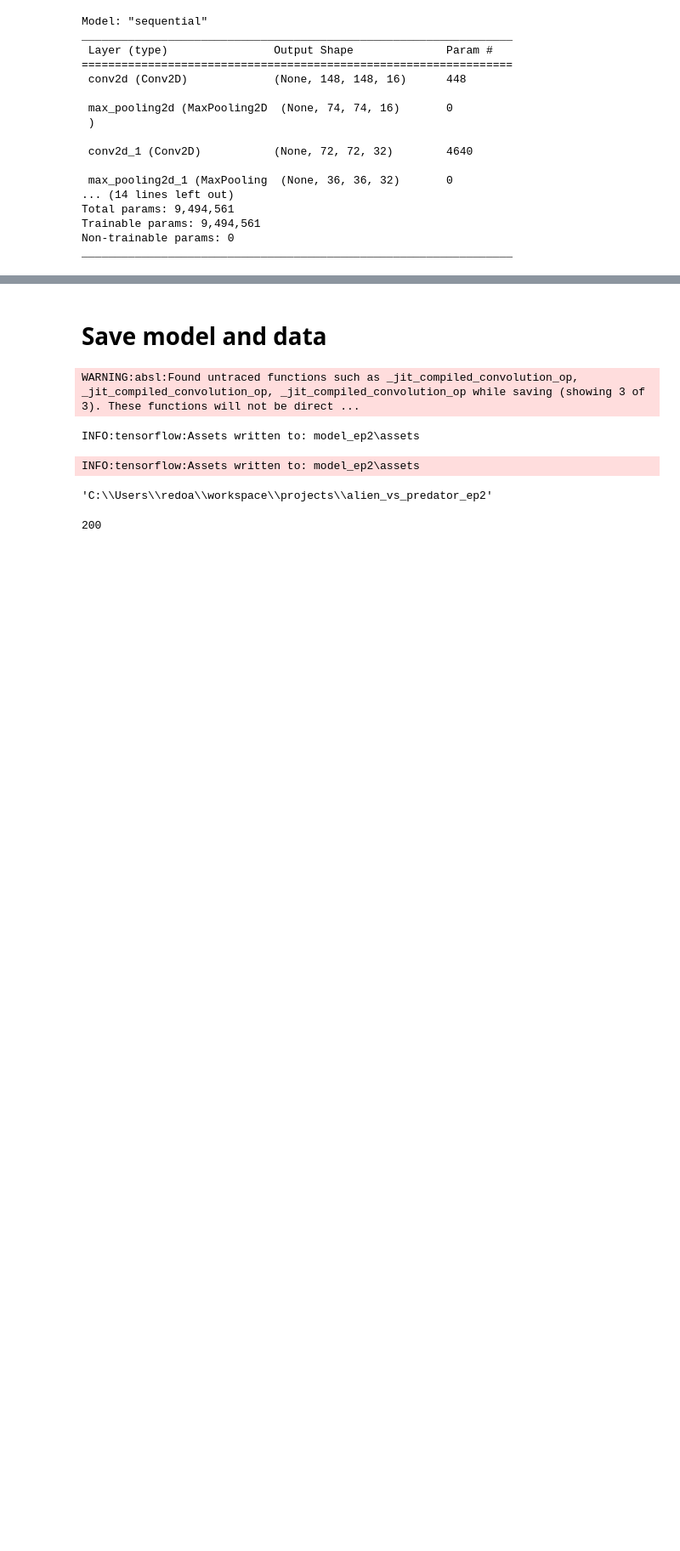
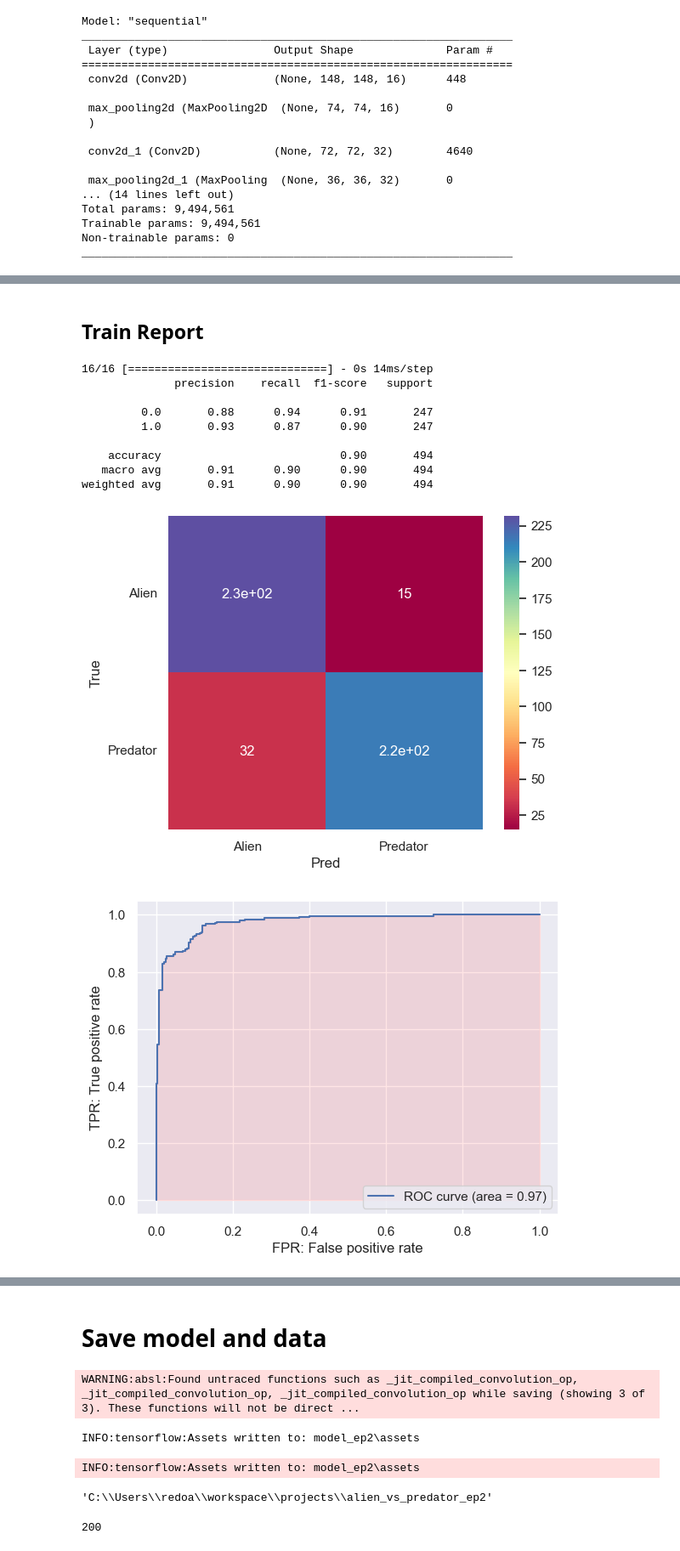
Before and after one commit to jimi-117/alien_vs_predator_ep2, a Jupyter notebook: ep2_data.ipynb, the cells around one changed output, grey strips where cells are left out. Shown at 85% size. Drawn from its saved outputs; the diff is of its cells as text; code cells hidden in the pictures; blank space fills up the shorter version.

```diff
--- a/ep2_data.ipynb
+++ b/ep2_data.ipynb
@@ -288,0 +294,49 @@ plt.show()
+# %%
+from sklearn.metrics import classification_report, confusion_matrix, roc_curve, auc
+
+def make_report(model, input_X_data_np, y_truedata_np):
+    """This function lets Classification_report, Confusion Matrix(Heat map) and ROC-AUC out. FOR CLASSIFICATION ONLY"""
+
+    # Classification_report
+    y_pred = model.predict(input_X_data_np)
+    cr = classification_report(y_true=y_truedata_np, y_pred=y_pred>0.75)
+    print(cr)
+
+    # Confusion Matrix(Heat map)
+    cm = confusion_matrix(y_true=y_truedata_np, y_pred=y_pred>0.75)
+    cm_heat = pd.DataFrame(data=cm, index=["Alien", "Predator"],
+                           columns=["Alien", "Predator"])
+    sns.heatmap(cm_heat, square=True, annot=True, cmap="Spectral")
+    plt.xlabel("Pred")
+    plt.ylabel("True")
+    plt.yticks(rotation=0)
+    plt.show()
+
+
+    # ROC-AUC
+
+    fpr, tpr, thresholds = roc_curve(y_truedata_np, y_pred)
+    ac = auc(fpr, tpr)
+    plt.plot(fpr, tpr, label='ROC curve (area = %.2f)'%ac)
+    plt.fill_between(fpr, tpr, 0, color="red", alpha=0.1)
+    plt.legend()
+    plt.xlabel('FPR: False positive rate')
+    plt.ylabel('TPR: True positive rate')
+    # plt.grid()
+    plt.show()
+# %% [markdown]
+## Train Report
+# %%
+make_report(model, train_image, train_label)
+# %% [output]
+16/16 [==============================] - 0s 14ms/step
+              precision    recall  f1-score   support
+
+         0.0       0.88      0.94      0.91       247
+         1.0       0.93      0.87      0.90       247
+
+    accuracy                           0.90       494
+   macro avg       0.91      0.90      0.90       494
+weighted avg       0.91      0.90      0.90       494
+[figure, added]
+[figure, added]
```
Also changed, not shown: parts of 16 cells of this notebook.
